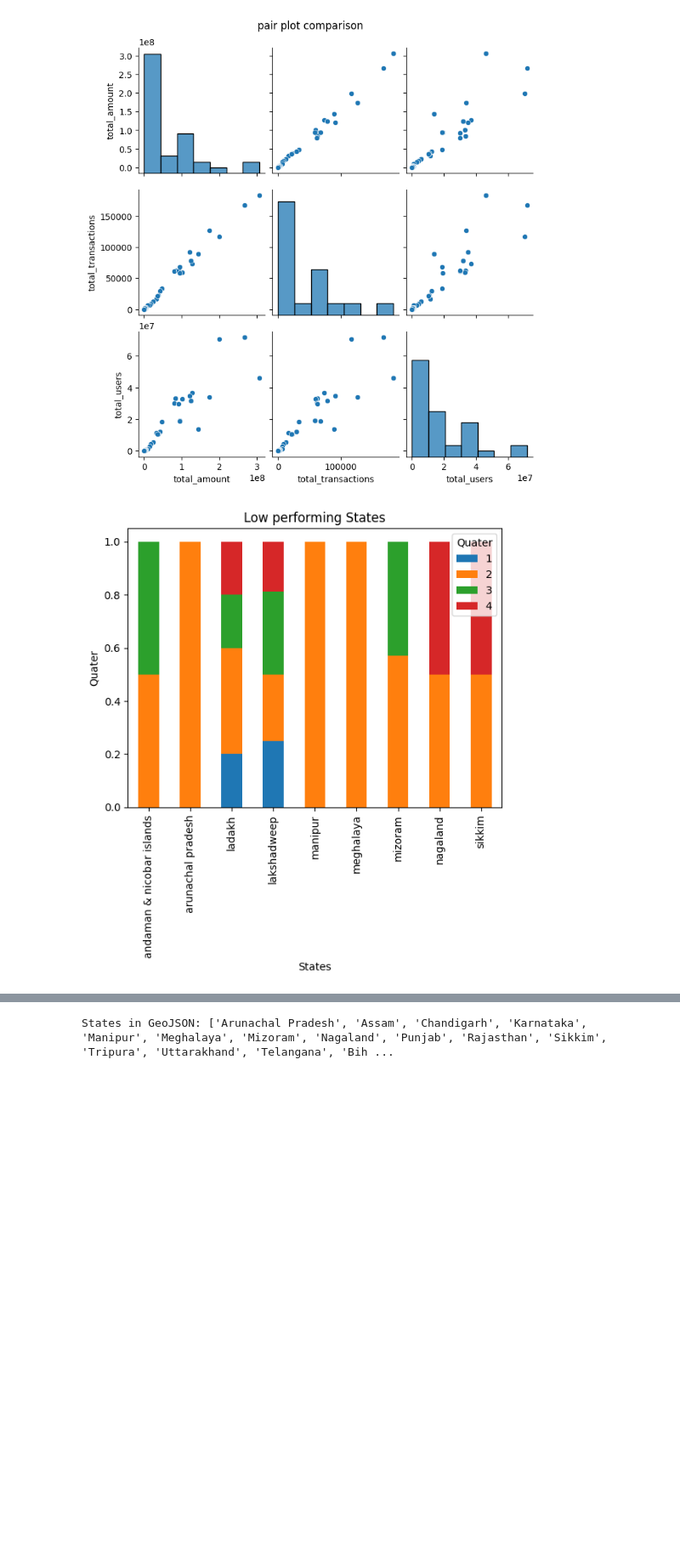
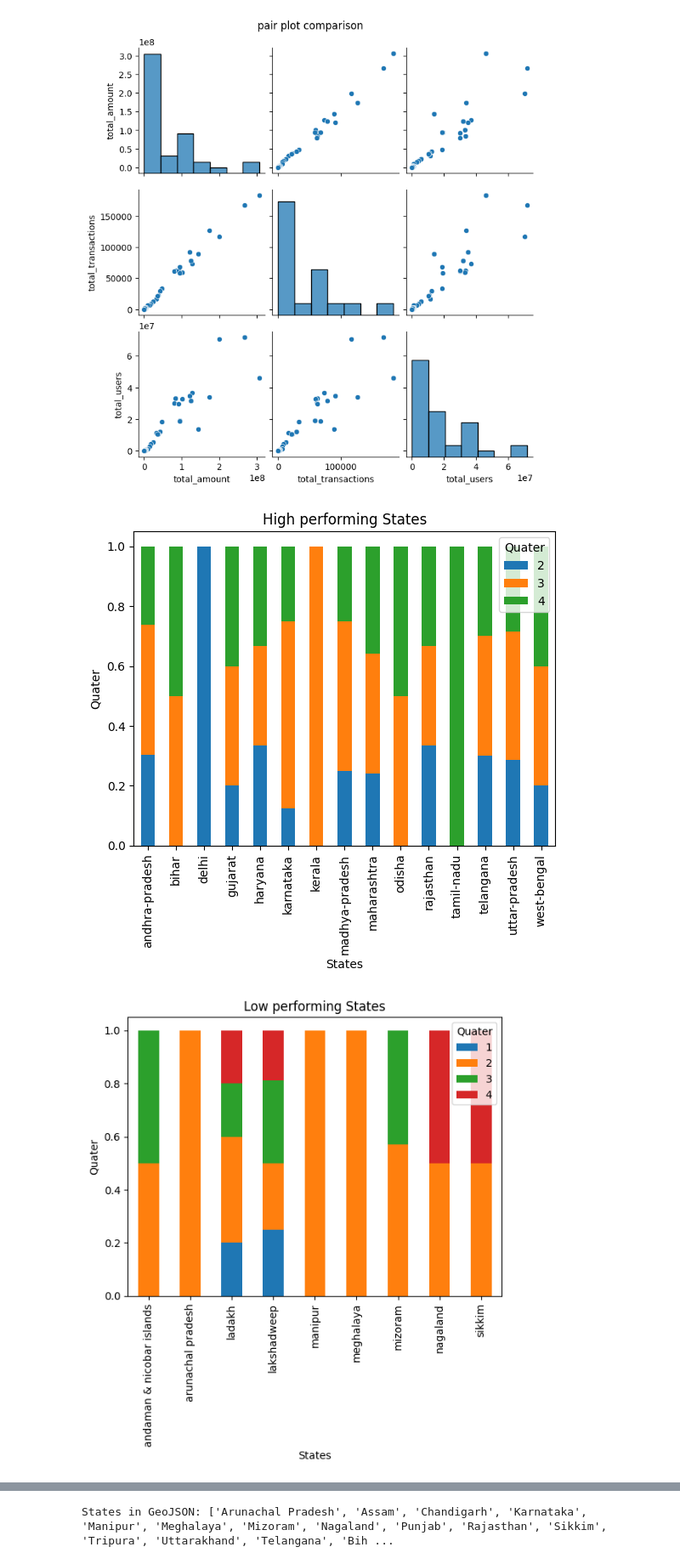
Before and after one commit to geethanjalins/HTMLActorPage, a Jupyter notebook: PhonePayProject.ipynb, the cells around one changed output, grey strips where cells are left out. Shown at 85% size. Drawn from its saved outputs; the diff is of its cells as text; code cells hidden in the pictures; blank space fills up the shorter version.

```diff
--- a/PhonePayProject.ipynb
+++ b/PhonePayProject.ipynb
@@ -1161,18 +1161,27 @@ plt.show()
 # %%
 import pandas as pd
 import numpy as np
 import matplotlib.pyplot as plt
 import seaborn as sns
+highStates_df = pd.read_csv('/content/Yr_phone_pay_data/data-top-2020.csv')
+highStates_df.head(5)
 lowStates_df = pd.read_csv('/content/Yr_phone_pay_data/data-lowPerformer.csv')
 lowStates_df.head(5)
+pd.crosstab(highStates_df.States,highStates_df.Quater, normalize = 'index').plot(kind = 'bar', stacked = True)
+
+plt.title('High performing States')
+plt.xlabel("States")
+plt.ylabel('Quater')
+plt.show()
 pd.crosstab(lowStates_df.States,lowStates_df.Quater, normalize = 'index').plot(kind = 'bar', stacked = True)
 
 plt.title('Low performing States')
 plt.xlabel("States")
 plt.ylabel('Quater')
 plt.show()
 # %% [output]
-[figure, old version]
+[figure, new version]
+[figure, added]
 # %%
 import pandas as pd
 import numpy as np
```
Also changed, not shown: parts of 2 cells of this notebook.
